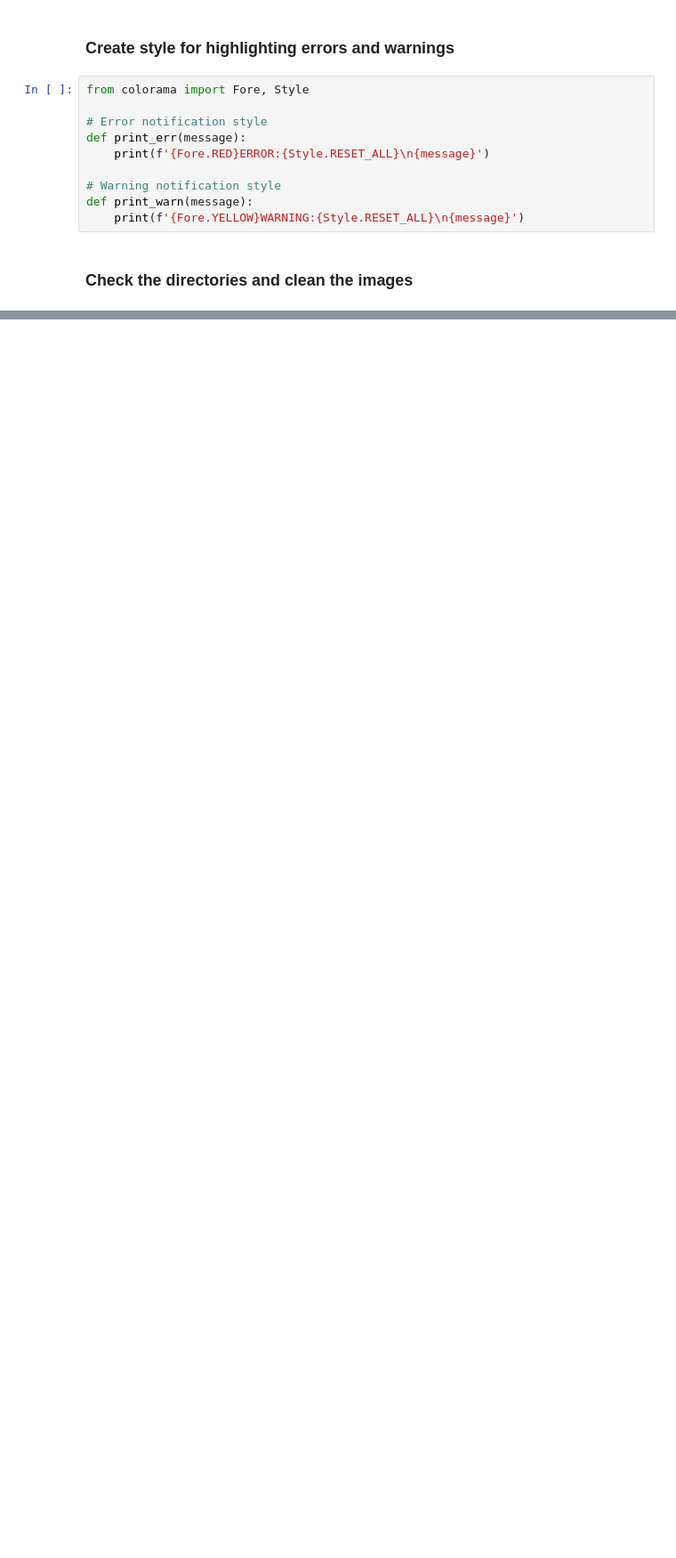
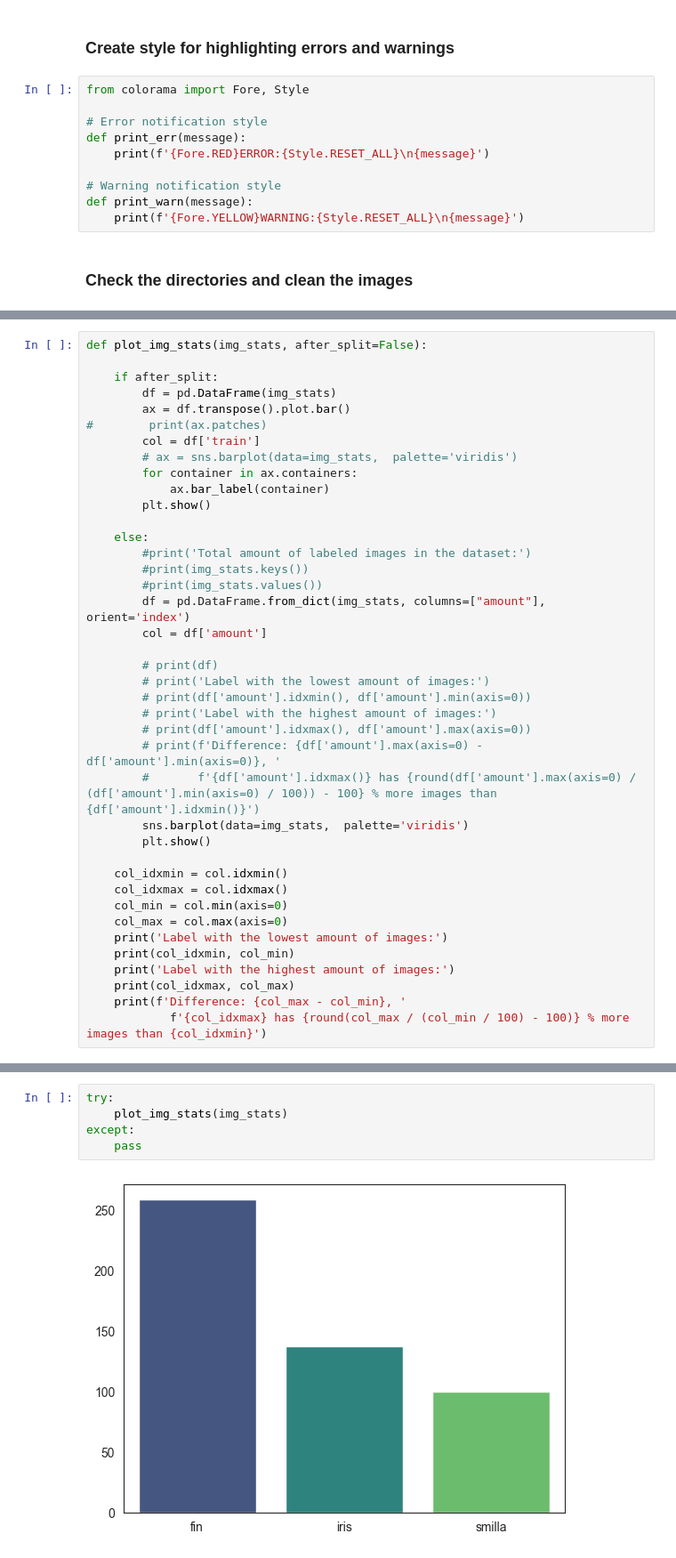
Before and after one commit to RikaIljina/PP5, a Jupyter notebook: jupyter_notebooks/01 - Data Collection.ipynb, the cells around one changed output, grey strips where cells are left out. Shown at 89% size. Cells and saved outputs as stored; diff of their text form; blank space fills up the shorter version.

Commit message:
Add function to show input dataset stats

```diff
--- a/jupyter_notebooks/01 - Data Collection.ipynb
+++ b/jupyter_notebooks/01 - Data Collection.ipynb
@@ -196,0 +224,40 @@ The path d:\Projekte\Coding\CodeInstitute\PP5\inputs\datasets\pets\nn that shoul
+# %%
+def plot_img_stats(img_stats, after_split=False):
+
+    if after_split:
+        df = pd.DataFrame(img_stats)
+        ax = df.transpose().plot.bar()
+#        print(ax.patches)
+        col = df['train']
+        # ax = sns.barplot(data=img_stats,  palette='viridis')
+        for container in ax.containers:
+            ax.bar_label(container)
+        plt.show()
+
+    else:
+        #print('Total amount of labeled images in the dataset:')
+        #print(img_stats.keys())
+        #print(img_stats.values())
+        df = pd.DataFrame.from_dict(img_stats, columns=["amount"], orient='index')
+        col = df['amount']
+
+        # print(df)
+        # print('Label with the lowest amount of images:')
+        # print(df['amount'].idxmin(), df['amount'].min(axis=0))
+        # print('Label with the highest amount of images:')
+        # print(df['amount'].idxmax(), df['amount'].max(axis=0))
+        # print(f'Difference: {df['amount'].max(axis=0) - df['amount'].min(axis=0)}, '
+        #       f'{df['amount'].idxmax()} has {round(df['amount'].max(axis=0) / (df['amount'].min(axis=0) / 100)) - 100} % more images than {df['amount'].idxmin()}')
+        sns.barplot(data=img_stats,  palette='viridis')
+        plt.show()
+
+    col_idxmin = col.idxmin()
+    col_idxmax = col.idxmax()
+    col_min = col.min(axis=0)
+    col_max = col.max(axis=0)
+    print('Label with the lowest amount of images:')
+    print(col_idxmin, col_min)
+    print('Label with the highest amount of images:')
+    print(col_idxmax, col_max)
+    print(f'Difference: {col_max - col_min}, '
+            f'{col_idxmax} has {round(col_max / (col_min / 100) - 100)} % more images than {col_idxmin}')
@@ -196,0 +266,7 @@ The path d:\Projekte\Coding\CodeInstitute\PP5\inputs\datasets\pets\nn that shoul
+# %%
+try:
+    plot_img_stats(img_stats)
+except:
+    pass
+# %% [output]
+[figure, added]
```
Also changed, not shown: parts of 9 cells of this notebook.
